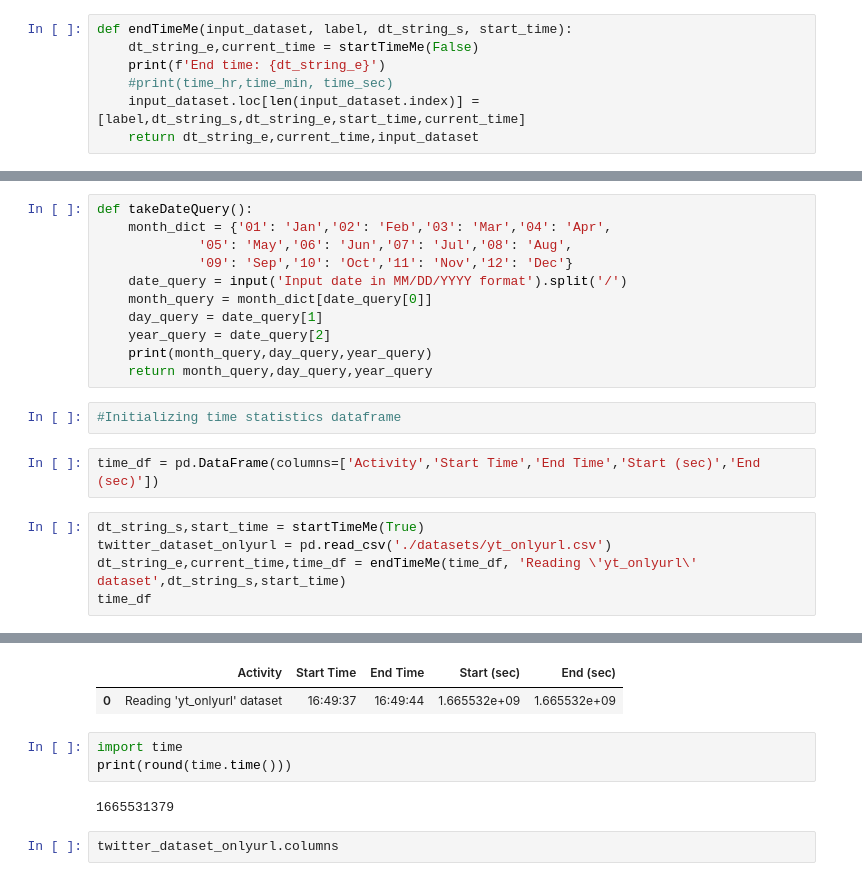
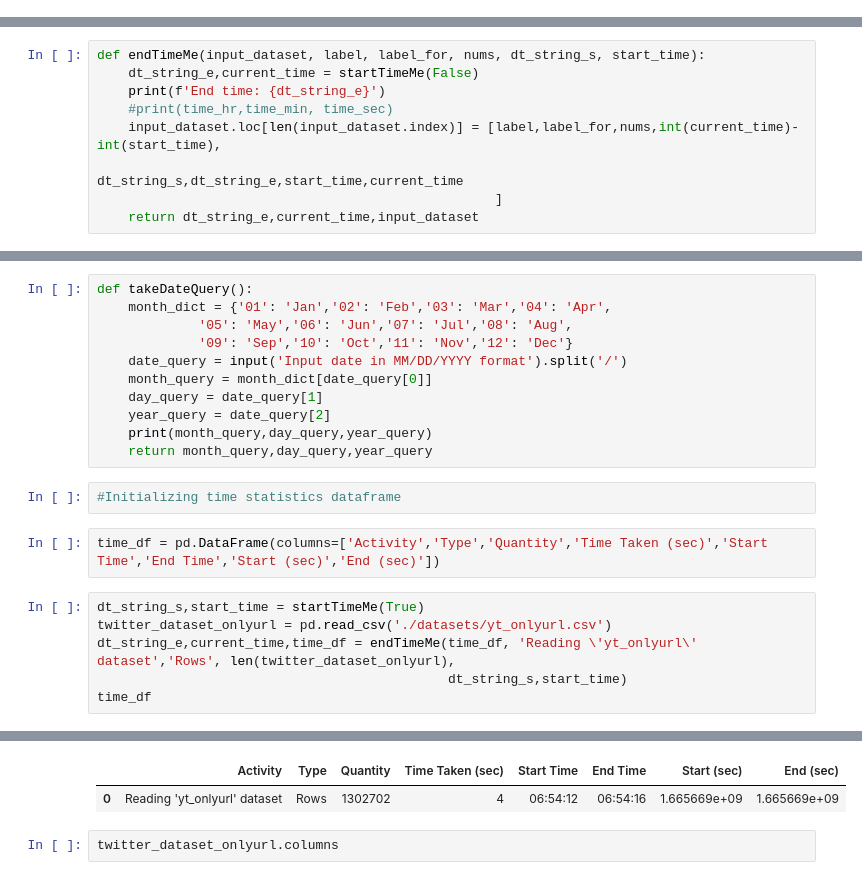
Before and after one commit to MihirS57/Twitter-YouTube-Compile-Monitor, a Jupyter notebook: Twitter-YouTube-Monitoring.ipynb, the cells around one changed output, grey strips where cells are left out. Saved outputs shown, nothing was run; the diff lists cells and outputs as text.

```diff
--- a/Twitter-YouTube-Monitoring.ipynb
+++ b/Twitter-YouTube-Monitoring.ipynb
@@ -25,7 +14,0 @@ def startTimeMe(print_flag):
-# %%
-def endTimeMe(input_dataset, label, dt_string_s, start_time):
-    dt_string_e,current_time = startTimeMe(False)
-    print(f'End time: {dt_string_e}')
-    #print(time_hr,time_min, time_sec)
-    input_dataset.loc[len(input_dataset.index)] = [label,dt_string_s,dt_string_e,start_time,current_time]
-    return dt_string_e,current_time,input_dataset
@@ -32,3 +25,12 @@ def endTimeMe(input_dataset, label, dt_string_s, start_time):
+# %%
+def endTimeMe(input_dataset, label, label_for, nums, dt_string_s, start_time):
+    dt_string_e,current_time = startTimeMe(False)
+    print(f'End time: {dt_string_e}')
+    #print(time_hr,time_min, time_sec)
+    input_dataset.loc[len(input_dataset.index)] = [label,label_for,nums,int(current_time)-int(start_time),
+                                                   dt_string_s,dt_string_e,start_time,current_time
+                                                   ]
+    return dt_string_e,current_time,input_dataset
 # %%
 def getCommentsForVideo(video_id):
     comment_list = []
@@ -233,13 +235,14 @@ def takeDateQuery():
     year_query = date_query[2]
     print(month_query,day_query,year_query)
     return month_query,day_query,year_query
-# %%
-#Initializing time statistics dataframe
-# %%
-time_df = pd.DataFrame(columns=['Activity','Start Time','End Time','Start (sec)','End (sec)'])
+# %%
+#Initializing time statistics dataframe
+# %%
+time_df = pd.DataFrame(columns=['Activity','Type','Quantity','Time Taken (sec)','Start Time','End Time','Start (sec)','End (sec)'])
 # %%
 dt_string_s,start_time = startTimeMe(True)
 twitter_dataset_onlyurl = pd.read_csv('./datasets/yt_onlyurl.csv')
-dt_string_e,current_time,time_df = endTimeMe(time_df, 'Reading \'yt_onlyurl\' dataset',dt_string_s,start_time)
+dt_string_e,current_time,time_df = endTimeMe(time_df, 'Reading \'yt_onlyurl\' dataset','Rows', len(twitter_dataset_onlyurl),
+                                             dt_string_s,start_time)
 time_df
 # %% [output]
@@ -248,10 +251,5 @@ End time: 16:49:44
-|  | Activity | Start Time | End Time | Start (sec) | End (sec) |
-| 0 | Reading 'yt_onlyurl' dataset | 16:49:37 | 16:49:44 | 1.665532e+09 | 1.665532e+09 |
+|  | Activity | Type | Quantity | Time Taken (sec) | Start Time | End Time | Start (sec) | End (sec) |
+| 0 | Reading 'yt_onlyurl' dataset | Rows | 1302702 | 4 | 06:54:12 | 06:54:16 | 1.665669e+09 | 1.665669e+09 |
-# %%
-import time
-print(round(time.time()))
-# %% [output]
-1665531379
 # %%
 twitter_dataset_onlyurl.columns
 # %% [output]
```
Also changed, not shown: parts of 21 cells of this notebook.
